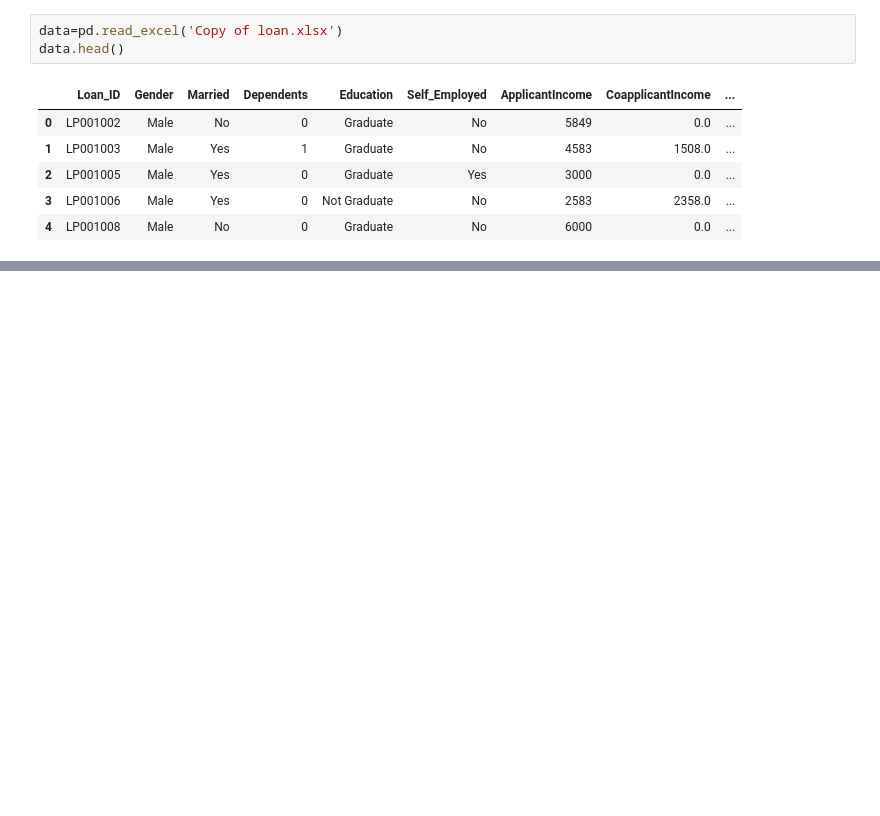
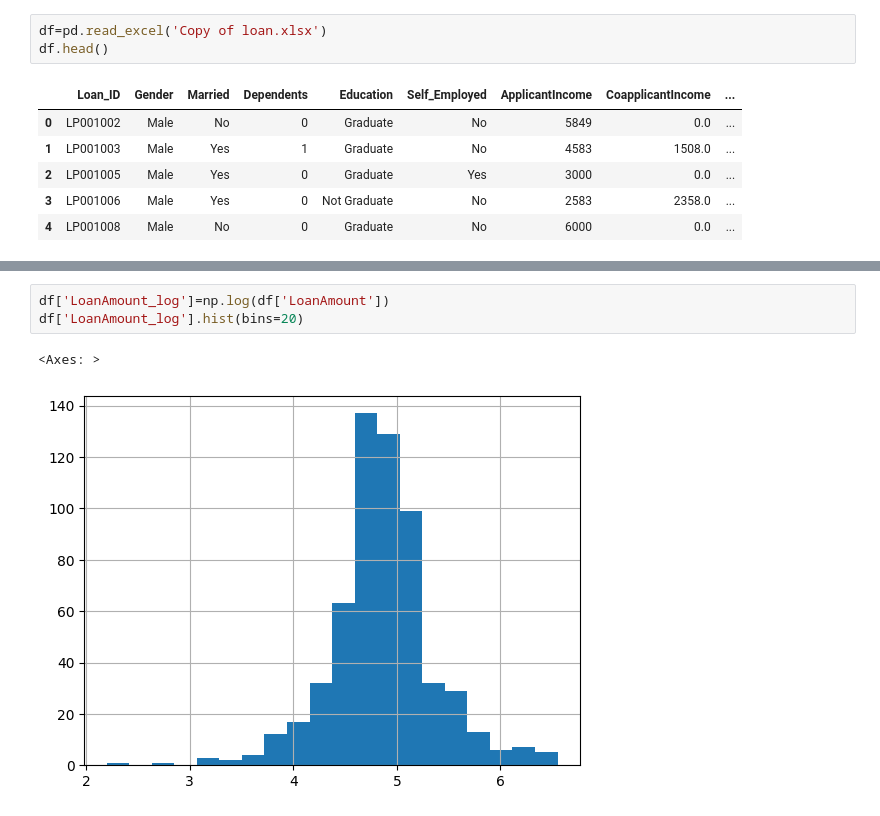
Before and after one commit to huytoncon/Project1, a Jupyter notebook: project_1.ipynb, the cells around one changed output, grey strips where cells are left out. Cells and saved outputs as stored; diff of their text form; blank space fills up the shorter version.

```diff
--- a/project_1.ipynb
+++ b/project_1.ipynb
@@ -8,6 +8,6 @@ from sklearn.metrics import mean_squared_error, r2_score
 # %%
-data=pd.read_excel('Copy of loan.xlsx')
-data.head()
+df=pd.read_excel('Copy of loan.xlsx')
+df.head()
 # %% [output]
 |  | Loan_ID | Gender | Married | Dependents | Education | Self_Employed | ApplicantIncome | CoapplicantIncome | ... |
 | 0 | LP001002 | Male | No | 0 | Graduate | No | 5849 | 0.0 | ... |
@@ -17,0 +58,6 @@ data.head()
+# %%
+df['LoanAmount_log']=np.log(df['LoanAmount'])
+df['LoanAmount_log'].hist(bins=20)
+# %% [output]
+<Axes: >
+[figure, added]
```
Also changed, not shown: parts of 6 cells of this notebook.
